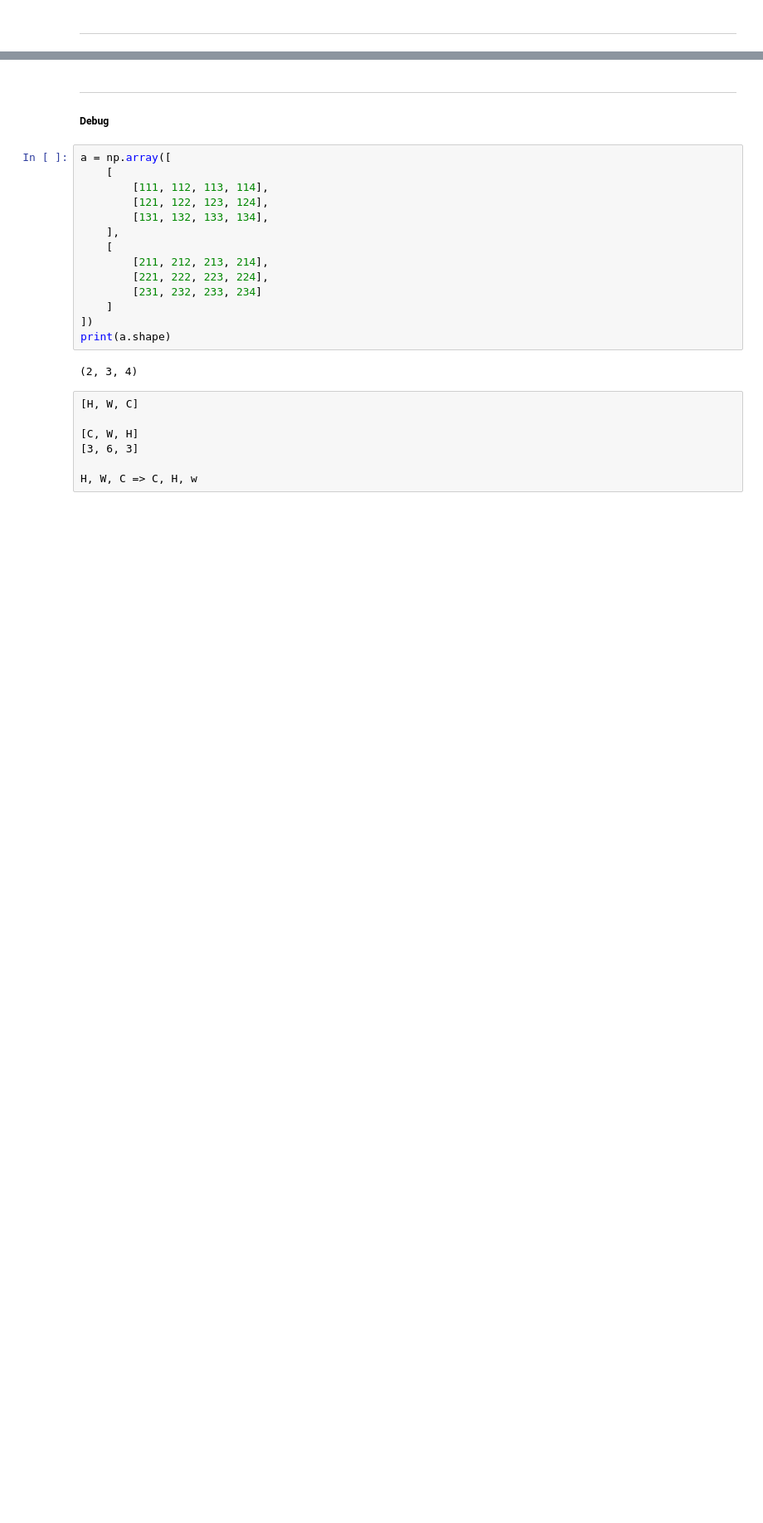
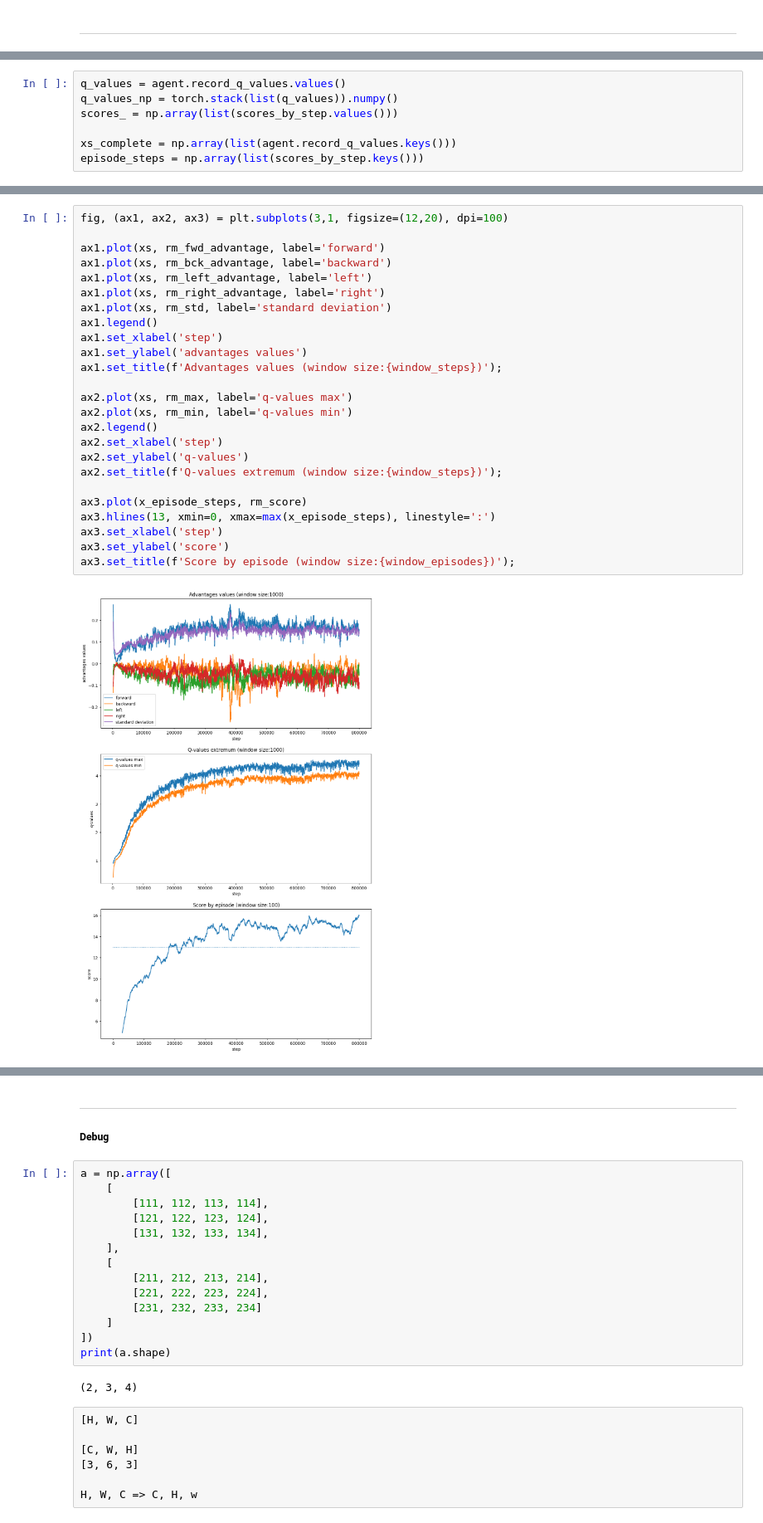
Before and after one commit to PierreMsy/DRL_navigation, a Jupyter notebook: notebooks/221010_raw_pixel_training.ipynb, the cells around one changed output, grey strips where cells are left out. Shown at 83% size. Saved outputs shown, nothing was run; the diff lists cells and outputs as text; blank space fills up the shorter version.

```diff
--- a/notebooks/221010_raw_pixel_training.ipynb
+++ b/notebooks/221010_raw_pixel_training.ipynb
@@ -72,0 +271,7 @@ State's shape: (0,)
+# %%
+q_values = agent.record_q_values.values()
+q_values_np = torch.stack(list(q_values)).numpy()
+scores_ = np.array(list(scores_by_step.values()))
+
+xs_complete = np.array(list(agent.record_q_values.keys()))
+episode_steps = np.array(list(scores_by_step.keys()))
@@ -72,0 +315,27 @@ State's shape: (0,)
+# %%
+fig, (ax1, ax2, ax3) = plt.subplots(3,1, figsize=(12,20), dpi=100)
+
+ax1.plot(xs, rm_fwd_advantage, label='forward')
+ax1.plot(xs, rm_bck_advantage, label='backward')
+ax1.plot(xs, rm_left_advantage, label='left')
+ax1.plot(xs, rm_right_advantage, label='right')
+ax1.plot(xs, rm_std, label='standard deviation')
+ax1.legend()
+ax1.set_xlabel('step')
+ax1.set_ylabel('advantages values')
+ax1.set_title(f'Advantages values (window size:{window_steps})');
+
+ax2.plot(xs, rm_max, label='q-values max')
+ax2.plot(xs, rm_min, label='q-values min')
+ax2.legend()
+ax2.set_xlabel('step')
+ax2.set_ylabel('q-values')
+ax2.set_title(f'Q-values extremum (window size:{window_steps})');
+
+ax3.plot(x_episode_steps, rm_score)
+ax3.hlines(13, xmin=0, xmax=max(x_episode_steps), linestyle=':')
+ax3.set_xlabel('step')
+ax3.set_ylabel('score')
+ax3.set_title(f'Score by episode (window size:{window_episodes})');
+# %% [output]
+[figure, added]
```
Also changed, not shown: parts of 89 cells of this notebook, 1 other file.
